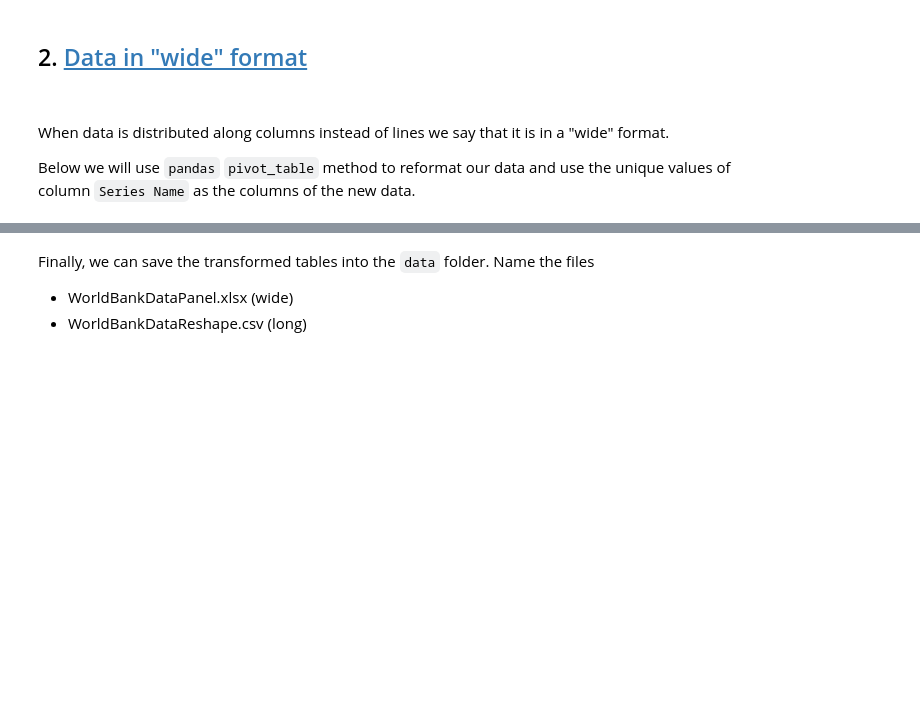
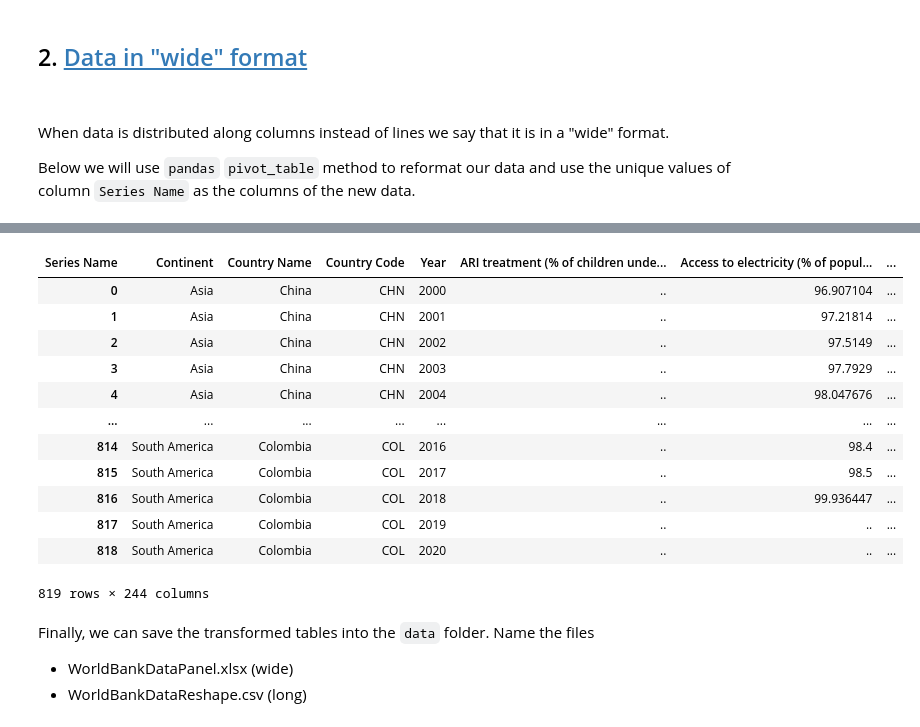
Before and after one commit to EduardoHidalgoGarcia/IntroDS, a Jupyter notebook: notebooks/IntroDSPart2.ipynb, the cells around one changed output, grey strips where cells are left out. Saved outputs shown, nothing was run; the diff lists cells and outputs as text; code cells hidden in the pictures; blank space fills up the shorter version.

```diff
--- a/notebooks/IntroDSPart2.ipynb
+++ b/notebooks/IntroDSPart2.ipynb
@@ -115,0 +120,3 @@ Read the file `chave_continentes_paises.csv` and store it in the name `continent
+# %%
+continents = pd.read_csv("data\\chave_continentes_paises.csv",index_col=False)
+continents.head()
@@ -116,2 +130,5 @@ Read the file `chave_continentes_paises.csv` and store it in the name `continent
 # %% [markdown]
 For the next part we only be considering the columns `Continent_Name` and `Three_Letter_Country_Code`. However, before we can proceed we need to ensure that we have only one country as of column `Three_Letter_Country_Code`. Drop all the duplicated rows for the values of that column.
+# %%
+continents = continents.loc[:,["Continent_Name","Three_Letter_Country_Code"]].drop_duplicates(subset=["Three_Letter_Country_Code"])
+continents
@@ -128,0 +151,5 @@ Now, we can use `pd.merge` for the task. After the merging process drop column `
+# %%
+df = pd.merge(continents,df,left_on='Three_Letter_Country_Code',right_on='Country Code',how='right',validate='1:m')
+# %%
+df = df.drop(columns=['Three_Letter_Country_Code']).rename(columns={'Continent_Name':'Continent'})
+df.head()
@@ -170,3 +206,23 @@ Below we will use `pandas` `pivot_table` method to reformat our data and use the
+# %%
+df_panel = pd.pivot_table(df,values=list(df.columns)[4:],
+                          index=["Continent","Country Name","Country Code"],
+                         columns=["Series Name"],
+                         aggfunc=np.sum,fill_value=np.nan).stack(0).reset_index().rename(columns={'level_3':'Year'})
+df_panel
+# %% [output]
+| Series Name | Continent | Country Name | Country Code | Year | ARI treatment (% of children unde... | Access to electricity (% of popul... | ... |
+| 0 | Asia | China | CHN | 2000 | .. | 96.907104 | ... |
+| 1 | Asia | China | CHN | 2001 | .. | 97.21814 | ... |
+| 2 | Asia | China | CHN | 2002 | .. | 97.5149 | ... |
+| 3 | Asia | China | CHN | 2003 | .. | 97.7929 | ... |
+| 4 | Asia | China | CHN | 2004 | .. | 98.047676 | ... |
+| ... | ... | ... | ... | ... | ... | ... | ... |
+| 814 | South America | Colombia | COL | 2016 | .. | 98.4 | ... |
+| 815 | South America | Colombia | COL | 2017 | .. | 98.5 | ... |
+| 816 | South America | Colombia | COL | 2018 | .. | 99.936447 | ... |
+| 817 | South America | Colombia | COL | 2019 | .. | .. | ... |
+| 818 | South America | Colombia | COL | 2020 | .. | .. | ... |
+819 rows × 244 columns
 # %% [markdown]
 Finally, we can save the transformed tables into the `data` folder. Name the files
 + WorldBankDataPanel.xlsx (wide)
```
Also changed, not shown: parts of 17 cells of this notebook, 3 other files.
